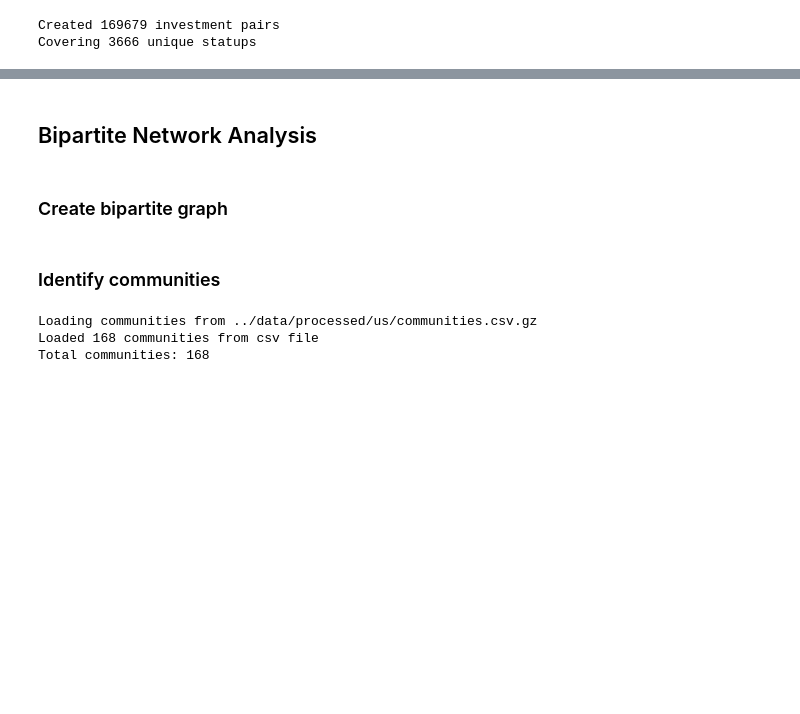
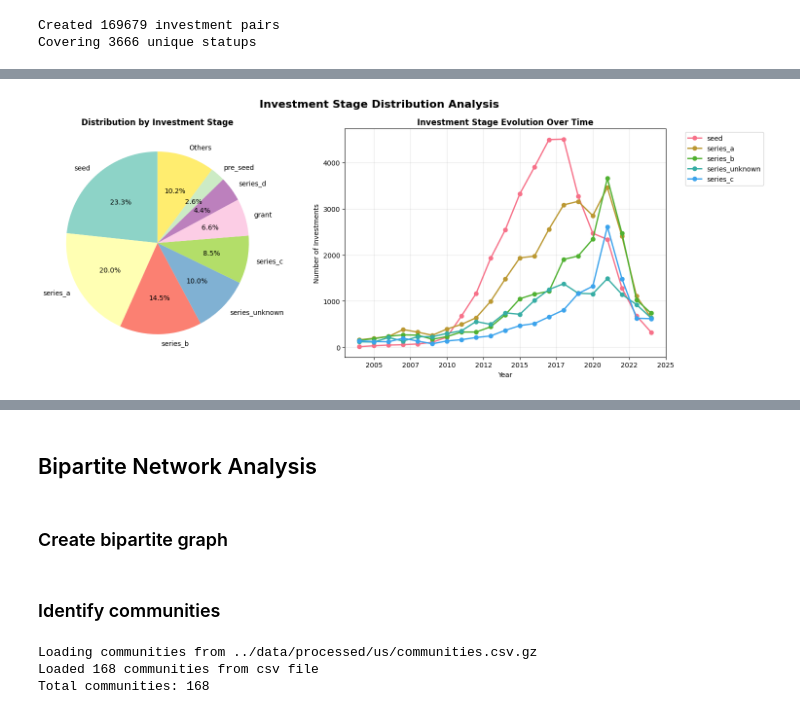
Before and after one commit to joaomelga/innovation-networks-exploration, a Jupyter notebook: src/main.ipynb, the cells around one changed output, grey strips where cells are left out. Drawn from its saved outputs; the diff is of its cells as text; code cells hidden in the pictures; blank space fills up the shorter version.

```diff
--- a/src/main.ipynb
+++ b/src/main.ipynb
@@ -145,0 +590,79 @@ investments_pairs_clean = investments_pairs_clean[
+# %%
+print("\nINVESTMENT STAGE DISTRIBUTION ANALYSIS")
+print("="*60)
+
+# Investment type distribution
+if 'investment_type' in analysis_data.columns:
+    stage_counts = analysis_data['investment_type'].value_counts()
+    stage_pct = (stage_counts / len(analysis_data)) * 100
+
+    print("Investment Type Distribution:")
+    print("-" * 30)
+    for stage, count in stage_counts.items():
+        pct = (count / len(analysis_data)) * 100
+        print(f"  {stage:<15}: {count:>6,} ({pct:>5.1f}%)")
+
+    # Create visualization
+    fig, axes = plt.subplots(1, 2, figsize=(16, 6))
+    fig.suptitle('Investment Stage Distribution Analysis', fontsize=16, fontweight='bold')
+
+    # Plot 1: Investment type distribution (pie chart)
+    ax1 = axes[0]
+    top_stages = stage_counts.head(8)  # Top 8 stages
+    other_count = stage_counts.iloc[8:].sum() if len(stage_counts) > 8 else 0
+
+    if other_count > 0:
+        plot_data = pd.concat([top_stages, pd.Series({'Others': other_count})])
+    else:
+        plot_data = top_stages
+
+    colors = plt.cm.Set3(np.linspace(0, 1, len(plot_data)))
+    wedges, texts, autotexts = ax1.pie(plot_data.values, labels=plot_data.index, autopct='%1.1f%%',
+                                       colors=colors, startangle=90)
+    ax1.set_title('Distribution by Investment Stage', fontweight='bold')
+
+    # Plot 2: Stage evolution over time
+    ax2 = axes[1]
+    stage_evolution_sum_inv = analysis_data.groupby(['announced_year', 'investment_type']).size().unstack(fill_value=0)
+
+    # Select top 5 most common stages for clarity
+    top_5_stages = stage_counts.head(5).index
+    stage_evolution_sum_inv_top = stage_evolution_sum_inv[top_5_stages]
+
+    for stage in top_5_stages:
+        ax2.plot(stage_evolution_sum_inv_top.index, stage_evolution_sum_inv_top[stage],
+                marker='o', linewidth=2, label=stage)
+
+    ax2.set_title('Investment Stage Evolution Over Time', fontweight='bold')
+    ax2.set_xlabel('Year')
+    ax2.set_ylabel('Number of Investments')
+    ax2.legend(bbox_to_anchor=(1.05, 1), loc='upper left')
+    ax2.grid(True, alpha=0.3)
+    ax2.xaxis.set_major_formatter(plt.FormatStrFormatter('%d'))
+
+    plt.tight_layout()
+    plt.savefig(os.path.join(figures_dir, 'investment_stage_distribution.png'),
+                dpi=300, bbox_inches='tight')
+    plt.show()
+
+    # Early vs Late stage classification
+    early_stages_set = {'angel', 'pre_seed', 'seed', 'series_a'}
+    late_stages_set = {'series_b', 'series_c', 'series_d', 'series_e', 'series_f', 'series_g', 'series_h', 'series_i'}
+
+    early_count = analysis_data[analysis_data['investment_type'].isin(early_stages_set)].shape[0]
+    late_count = analysis_data[analysis_data['investment_type'].isin(late_stages_set)].shape[0]
+    other_count = len(analysis_data) - early_count - late_count
+
+    early_pct = (early_count / len(analysis_data)) * 100
+    late_pct = (late_count / len(analysis_data)) * 100
+    other_pct = (other_count / len(analysis_data)) * 100
+
+    print(f"\nEarly vs Late Stage Classification:")
+    print("-" * 35)
+    print(f"  Early-stage (angel to series_a): {early_count:>6,} ({early_pct:>5.1f}%)")
+    print(f"  Late-stage (series_b+):          {late_count:>6,} ({late_pct:>5.1f}%)")
+    print(f"  Other stages:                    {other_count:>6,} ({other_pct:>5.1f}%)")
+
+else:
+    print("Investment type data not available in dataset")
+# %% [output]
@@ -145,0 +686 @@ investments_pairs_clean = investments_pairs_clean[
+[figure, added]
```
Also changed, not shown: parts of 23 cells of this notebook, 13 other files.
